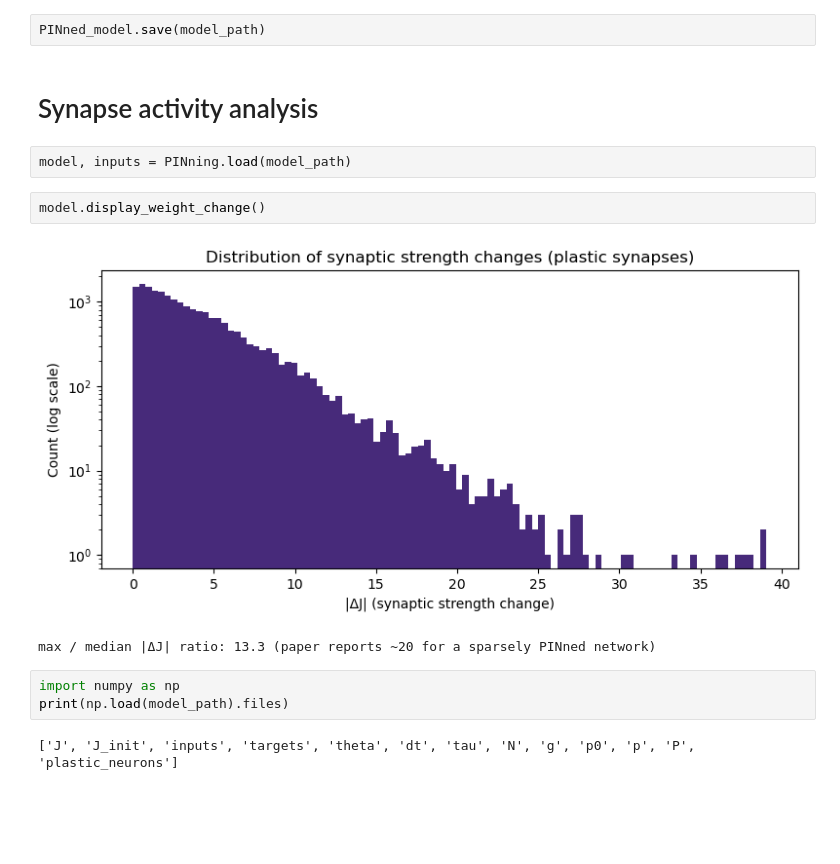
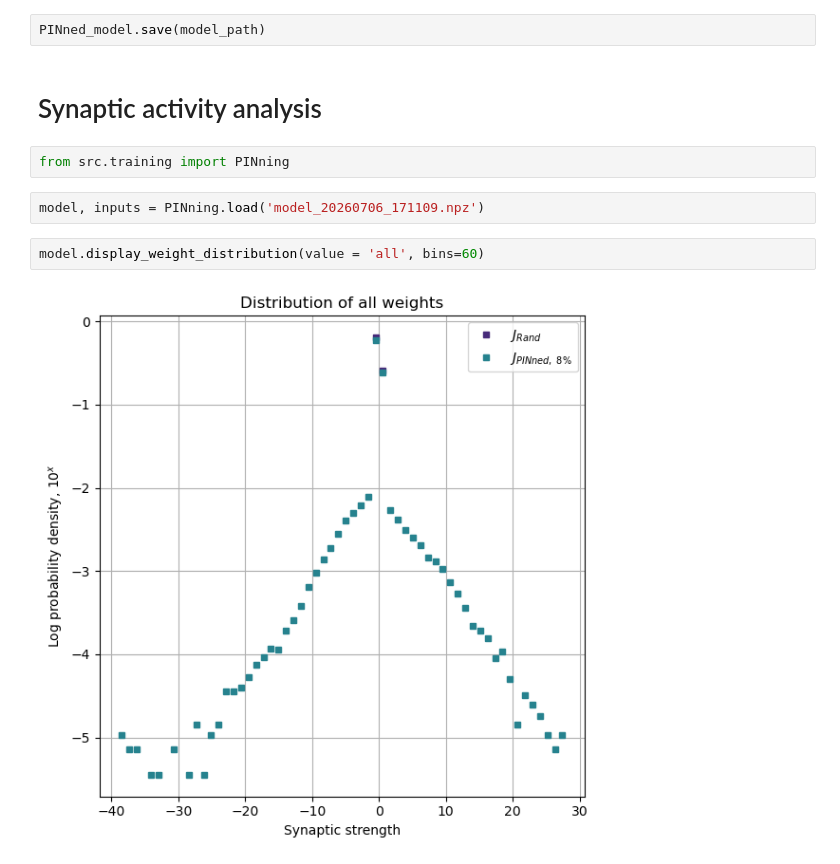
Before and after one commit to JohanneBohn/Reproducing-neural-sequences-with-Partial-In-Network-Training, a Jupyter notebook: main.ipynb, the cells around one changed output. Drawn from its saved outputs; the diff is of its cells as text; blank space fills up the shorter version.

Commit message:
synaptic strength distribution

```diff
--- a/main.ipynb
+++ b/main.ipynb
@@ -114,16 +108,12 @@ model_path = f'model_{datetime.now().strftime("%Y%m%d_%H%M%S")}.npz'
 # %%
 PINned_model.save(model_path)
 # %% [markdown]
-# Synapse activity analysis
+# Synaptic activity analysis
+# %%
+from src.training import PINning
 # %%
-model, inputs = PINning.load(model_path)
+model, inputs = PINning.load('model_20260706_171109.npz')
-# %%
-model.display_weight_change()
-# %% [output]
-[figure, removed]
-max / median |ΔJ| ratio: 13.3 (paper reports ~20 for a sparsely PINned network)
-# %%
-import numpy as np
-print(np.load(model_path).files)
-# %% [output]
-['J', 'J_init', 'inputs', 'targets', 'theta', 'dt', 'tau', 'N', 'g', 'p0', 'p', 'P', 'plastic_neurons']
+# %%
+model.display_weight_distribution(value = 'all', bins=60)
+# %% [output]
+[figure, added]
```
Also changed, not shown: parts of 2 cells of this notebook, 1 other file.
